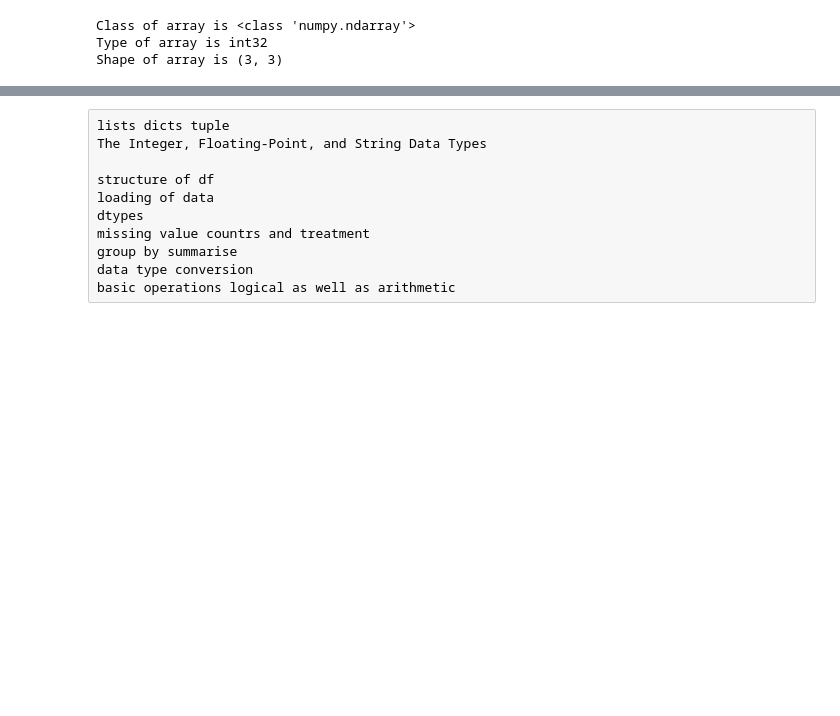
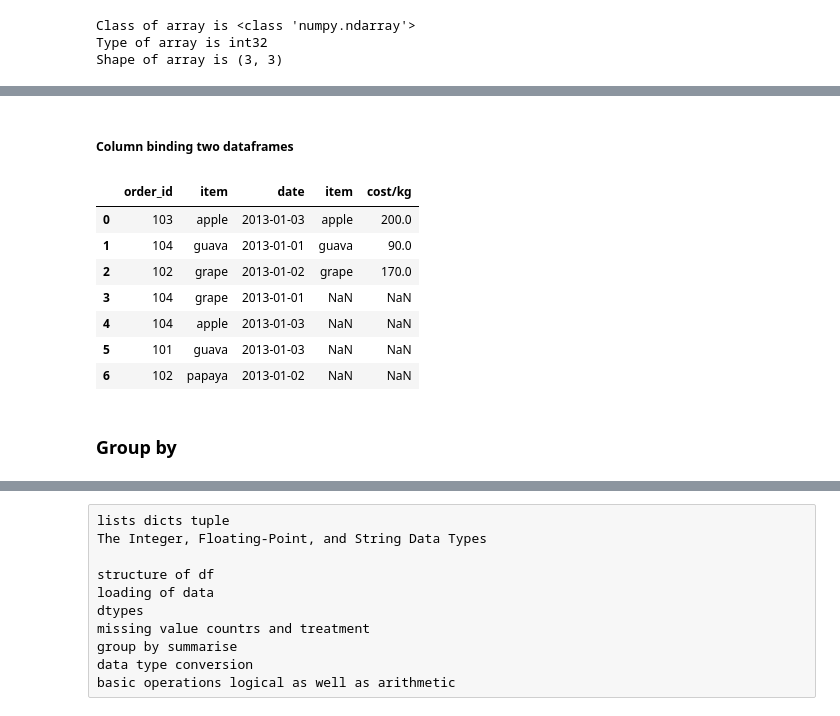
Before and after one commit to Vishnu1183/Utilities-, a Jupyter notebook: Tu_Py.ipynb, the cells around one changed output, grey strips where cells are left out. Cells and saved outputs as stored; diff of their text form; code cells hidden in the pictures; blank space fills up the shorter version.

```diff
--- a/Tu_Py.ipynb
+++ b/Tu_Py.ipynb
@@ -295,0 +612,15 @@ sales.merge(cost,on = 'item', how = 'left')
+# %% [markdown]
+##### Column binding two dataframes
+# %%
+pd.concat([sales,cost], axis = 1)
+# %% [output]
+|  | order_id | item | date | item | cost/kg |
+| 0 | 103 | apple | 2013-01-03 | apple | 200.0 |
+| 1 | 104 | guava | 2013-01-01 | guava | 90.0 |
+| 2 | 102 | grape | 2013-01-02 | grape | 170.0 |
+| 3 | 104 | grape | 2013-01-01 | NaN | NaN |
+| 4 | 104 | apple | 2013-01-03 | NaN | NaN |
+| 5 | 101 | guava | 2013-01-03 | NaN | NaN |
+| 6 | 102 | papaya | 2013-01-02 | NaN | NaN |
+# %% [markdown]
+### Group by
```
Also changed, not shown: parts of 102 cells of this notebook.
